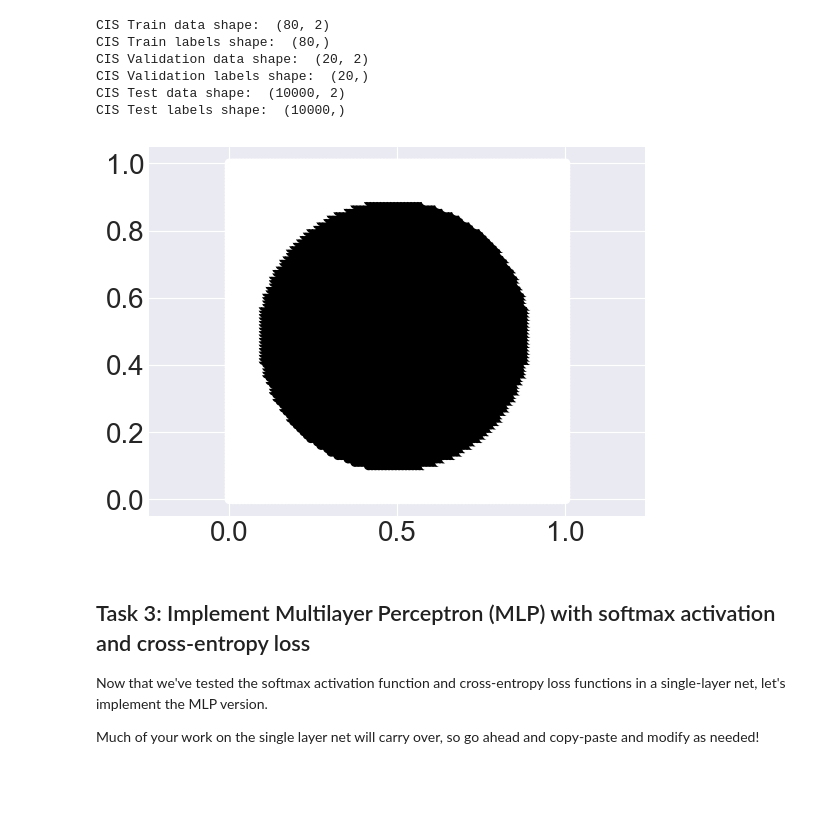
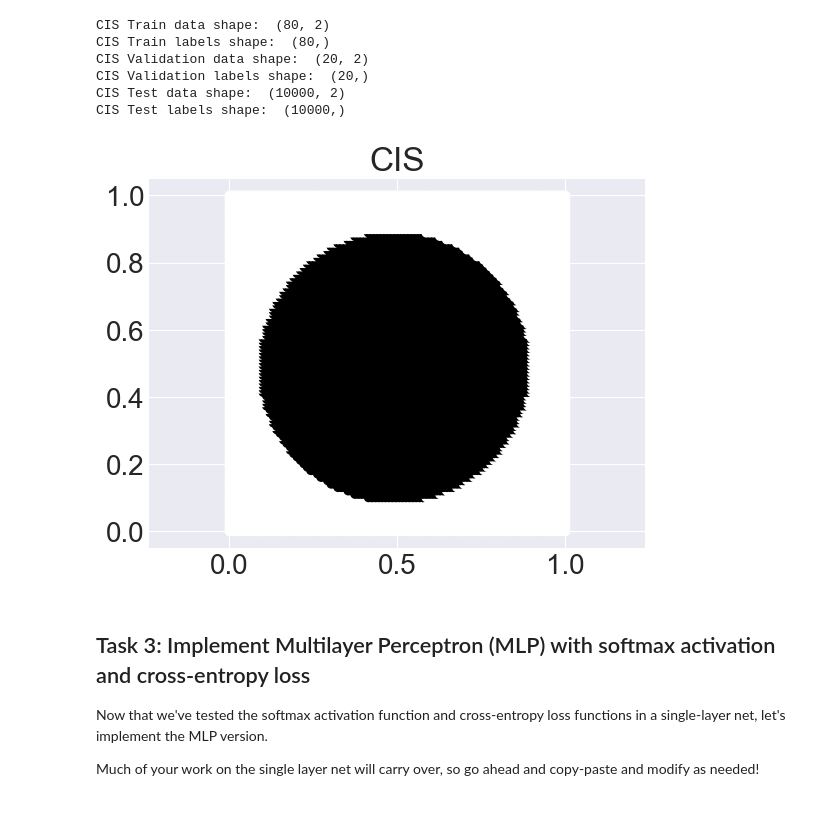
Before and after one commit to GhailanFadah/Neural-Networks, a Jupyter notebook: project 2/mlp.ipynb, the cells around one changed output. Drawn from its saved outputs; the diff is of its cells as text; code cells hidden in the pictures.

```diff
--- a/project 2/mlp.ipynb
+++ b/project 2/mlp.ipynb
@@ -111,9 +112,10 @@ CIS Test labels shape:  (10000,)
 # %%
 plt.scatter(cis_test_x[:,0], cis_test_x[:,1], c=cis_test_y)
 plt.axis('equal')
+plt.title("CIS")
 plt.show()
 # %% [output]
-[figure, old version]
+[figure, new version]
 # %% [markdown]
 ## Task 3: Implement Multilayer Perceptron (MLP) with softmax activation and cross-entropy loss
 
```
Also changed, not shown: parts of 25 cells of this notebook, 1 other file.
